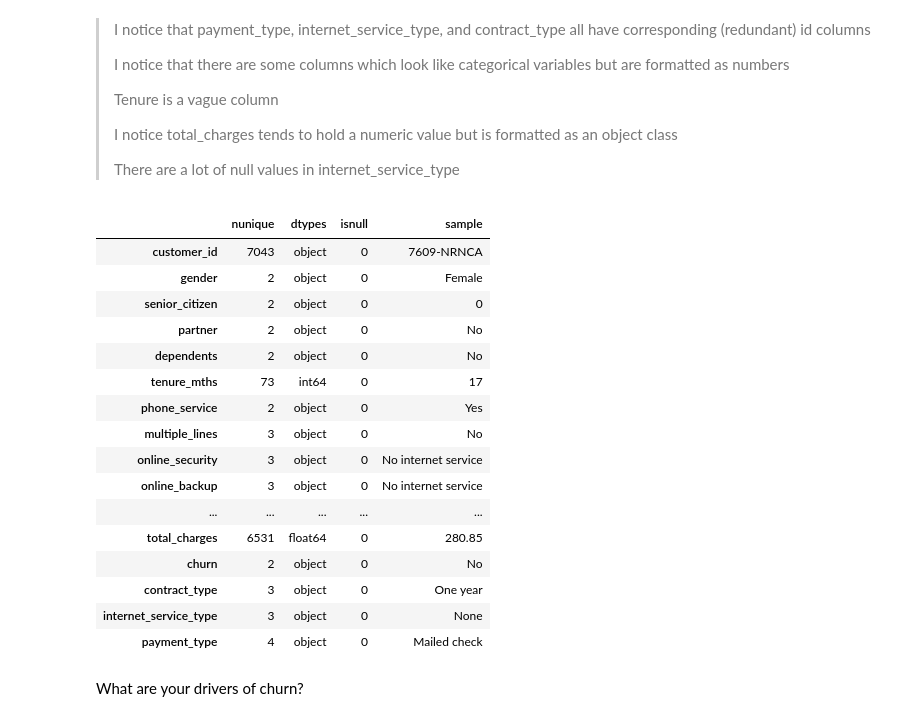
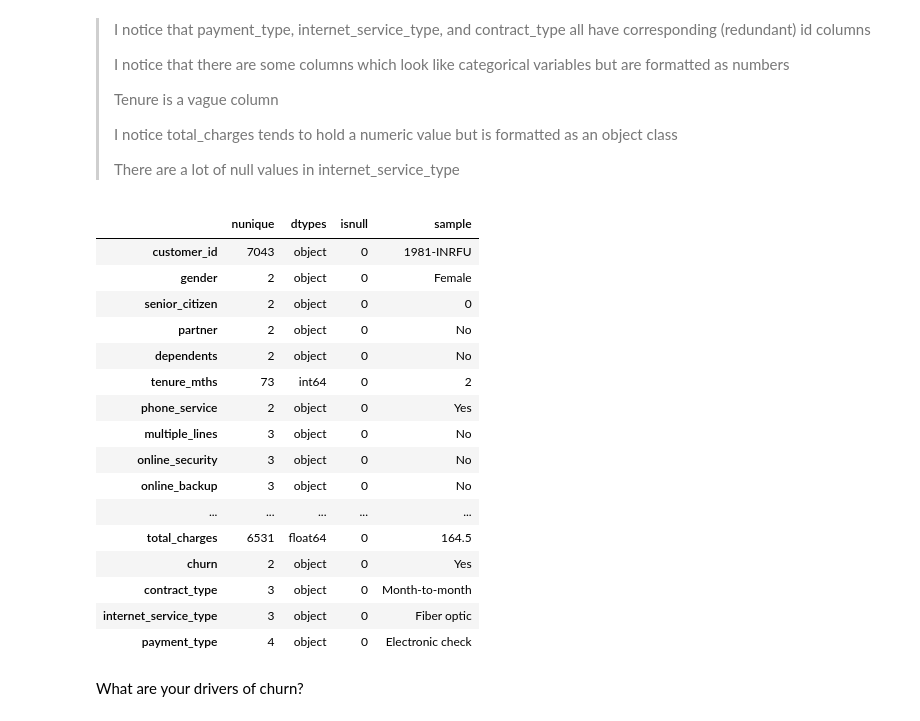
Before and after one commit to Michael-Nelson361/classification-exercises, a Jupyter notebook: explore.ipynb, the cells around one changed output. Cells and saved outputs as stored; diff of their text form; code cells hidden in the pictures.

```diff
--- a/explore.ipynb
+++ b/explore.ipynb
@@ -393,25 +394,25 @@ env.df_info(telco)
 # %%
 # Prepare the data
 telco = prepare.prep_telco(telco)
-env.df_info(telco)
+acquire.df_info(telco)
 # %% [output]
 |  | nunique | dtypes | isnull | sample |
-| customer_id | 7043 | object | 0 | 7609-NRNCA |
+| customer_id | 7043 | object | 0 | 1981-INRFU |
 | gender | 2 | object | 0 | Female |
 | senior_citizen | 2 | object | 0 | 0 |
 | partner | 2 | object | 0 | No |
 | dependents | 2 | object | 0 | No |
-| tenure_mths | 73 | int64 | 0 | 17 |
+| tenure_mths | 73 | int64 | 0 | 2 |
 | phone_service | 2 | object | 0 | Yes |
 | multiple_lines | 3 | object | 0 | No |
-| online_security | 3 | object | 0 | No internet service |
-| online_backup | 3 | object | 0 | No internet service |
+| online_security | 3 | object | 0 | No |
+| online_backup | 3 | object | 0 | No |
 | ... | ... | ... | ... | ... |
-| total_charges | 6531 | float64 | 0 | 280.85 |
-| churn | 2 | object | 0 | No |
-| contract_type | 3 | object | 0 | One year |
-| internet_service_type | 3 | object | 0 | None |
-| payment_type | 4 | object | 0 | Mailed check |
+| total_charges | 6531 | float64 | 0 | 164.5 |
+| churn | 2 | object | 0 | Yes |
+| contract_type | 3 | object | 0 | Month-to-month |
+| internet_service_type | 3 | object | 0 | Fiber optic |
+| payment_type | 4 | object | 0 | Electronic check |
 # %%
 # Split the data
 train,validate,test = prepare.split_df(telco,'churn')
```
Also changed, not shown: parts of 6 cells of this notebook, 1 other file.
